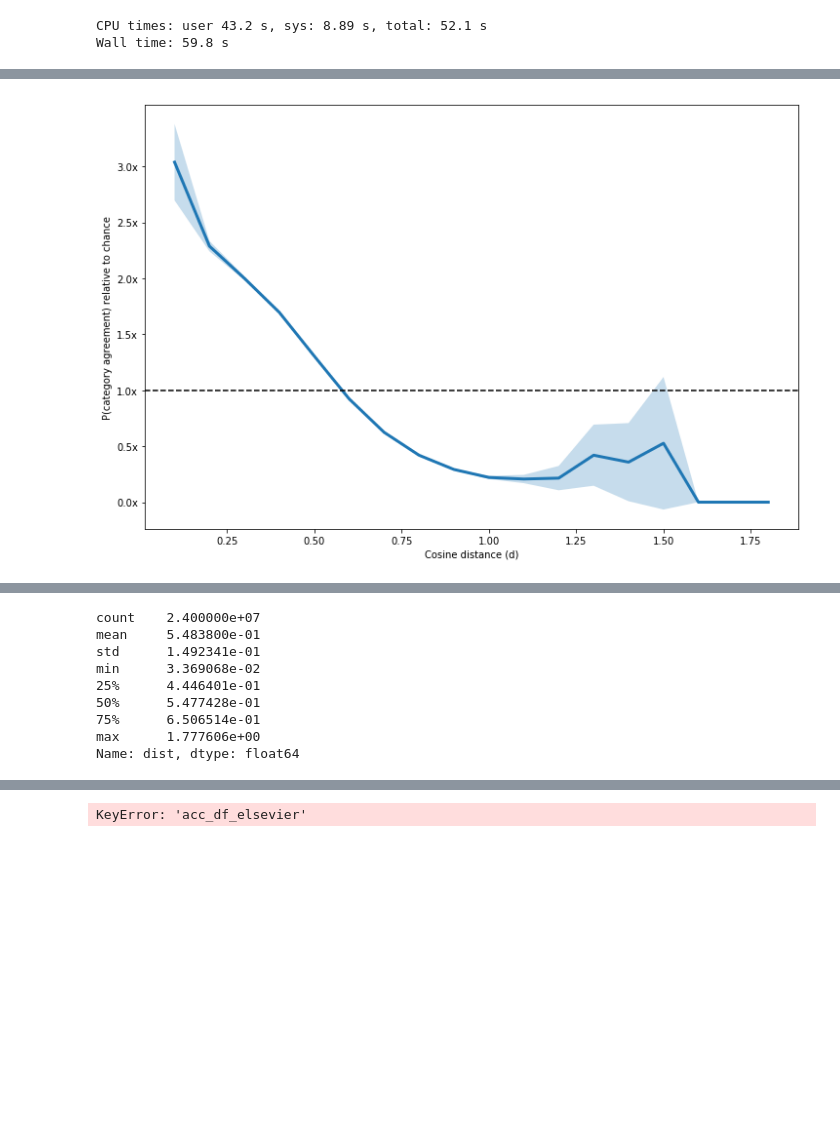
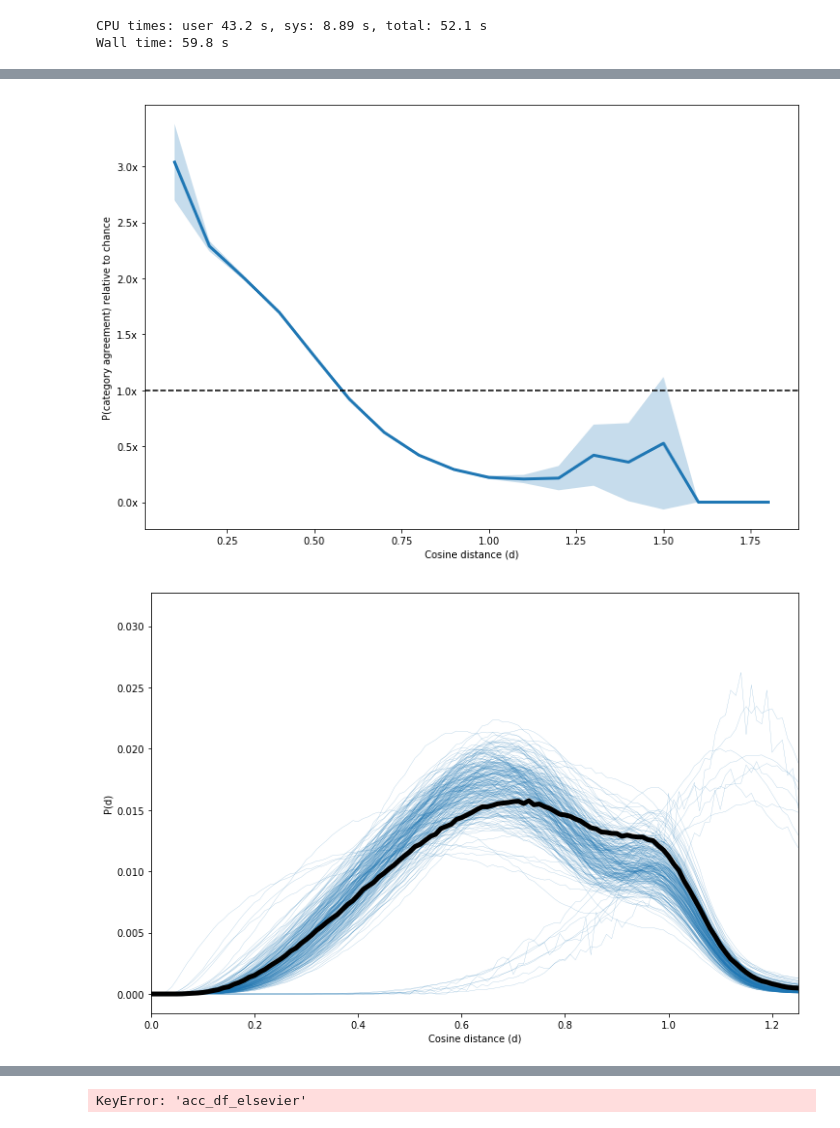
Before and after one commit to jlorince/wos-text-dynamics, a Jupyter notebook: notebooks/eval.ipynb, the cells around one changed output, grey strips where cells are left out. Drawn from its saved outputs; the diff is of its cells as text; code cells hidden in the pictures; blank space fills up the shorter version.

```diff
--- a/notebooks/eval.ipynb
+++ b/notebooks/eval.ipynb
@@ -17,14 +17,15 @@ bins = np.arange(0,2,.01)
 CPU times: user 43.2 s, sys: 8.89 s, total: 52.1 s
 Wall time: 59.8 s
 # %%
-for mode in ('wos','elsevier'):
+for d in ('/Users/jaredlorince/Desktop/temp_data/eval_wos/100-5-5/','/Users/jaredlorince/Desktop/temp_data/eval_wos/200-10-50/'):
 
-    df = vars()['acc_df_'+mode]
+    #df = vars()['acc_df_'+mode]
+    df = pd.read_pickle(d+'acc_df.pkl')
 
-    cat_results = pickle.load(open('/Users/jaredlorince/Desktop/temp_data/eval_{}/cat_results.pkl'.format(mode),'rb'))
-    cat_results_binned = pickle.load(open('/Users/jaredlorince/Desktop/temp_data/eval_{}/cat_results_binned.pkl'.format(mode),'rb'))
-    least_diverse = pd.Series(index=all_cats,data=[cat_results[i].ix['mean']  for i in range(251)]).dropna().sort_values()[:10]
-    most_diverse = pd.Series(index=all_cats,data=[cat_results[i].ix['mean'] for i in range(251)]).dropna().sort_values()[-18:-8]
+    cat_results = pickle.load(open('{}cat_results.pkl'.format(d),'rb'))
+    cat_results_binned = pickle.load(open('{}cat_results_binned.pkl'.format(d),'rb'))
+#     least_diverse = pd.Series(index=all_cats,data=[cat_results[i].ix['mean']  for i in range(251)]).dropna().sort_values()[:10]
+#     most_diverse = pd.Series(index=all_cats,data=[cat_results[i].ix['mean'] for i in range(251)]).dropna().sort_values()[-18:-8]
 
     fig,ax = plt.subplots(1,1,figsize=(12,8))
     bins = np.arange(0,2,.01)
@@ -59,33 +60,31 @@ for mode in ('wos','elsevier'):
 
     vals = np.histogram(df.dist,bins=bins)[0]
     plt.plot(bins[:-1],vals/vals.sum(),lw=5,c='k',label='randomly sampled pairs')
 
     first_legend = plt.legend(handles=lines_a,loc='upper right',title='Least Diverse')# bbox_to_anchor=(1.25,1))
     ax = plt.gca().add_artist(first_legend)
     # Create another legend for the second line.
     plt.legend(handles=lines_b, loc='lower right',bbox_to_anchor=(1,0.05),title='Most Diverse')
 
     plt.xlabel('Cosine distance (d)')
     plt.ylabel('P(d)')
     plt.xlim(0,1.25)
-    #plt.legend(loc='upper right');
 
 
     bins = np.arange(0,2,.1)
     m = df.groupby(np.digitize(df.dist,bins=bins)).agree.mean()
     ci = df.groupby(np.digitize(df.dist,bins=bins)).agree.apply(lambda x: 1.96 * np.std(x)/np.sqrt(len(x)))
     fig,ax = plt.subplots(1,1,figsize=(12,8))
     x = bins[m.index]
     ax.plot(x,m.values,lw=3)#,marker='.',ms=10)
     ax.fill_between(x,m+ci,m-ci,alpha=.25)
     ax.set_xlabel('Cosine distance (d)')
     ax.set_ylabel('P(category agreement) relative to chance');
     ax.axhline(df.agree.mean(),c='k',ls='--')
     ax.set_yticks(np.arange(0,3.1,.5)*df.agree.mean())
     ax.set_yticklabels(["{}x".format(t) for t in np.arange(0,3.1,.5)])
-
-    break
 # %% [output]
 [figure]
 [figure]
 [figure]
+[figure, added]
@@ -92,12 +92,0 @@ for mode in ('wos','elsevier'):
-# %%
-acc_df_wos.dist.describe()
-# %% [output]
-count    2.400000e+07
-mean     5.483800e-01
-std      1.492341e-01
-min      3.369068e-02
-25%      4.446401e-01
-50%      5.477428e-01
-75%      6.506514e-01
-max      1.777606e+00
-Name: dist, dtype: float64
```
Also changed, not shown: parts of 3 cells of this notebook, 2 other files.
